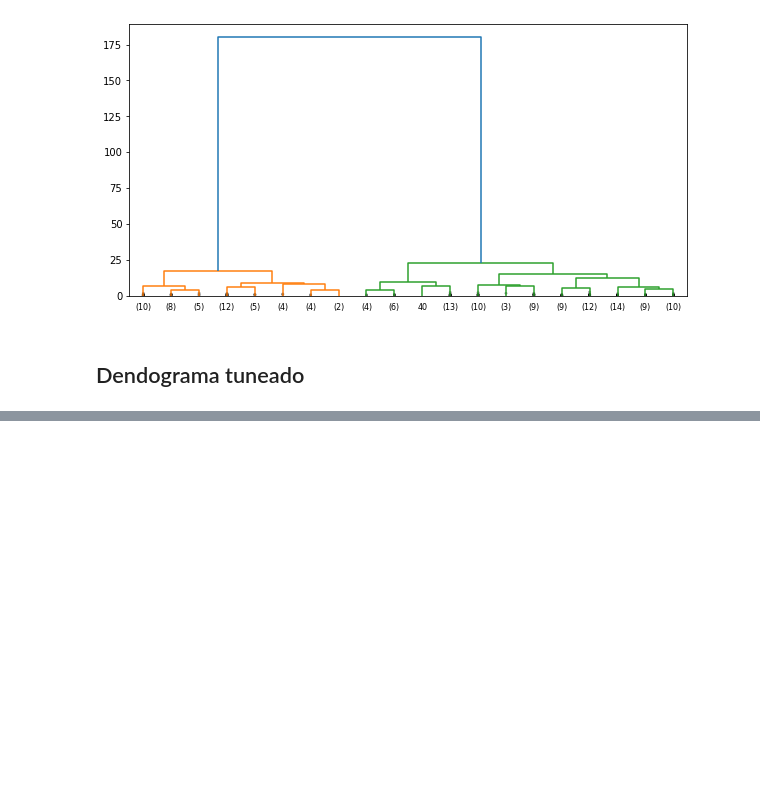
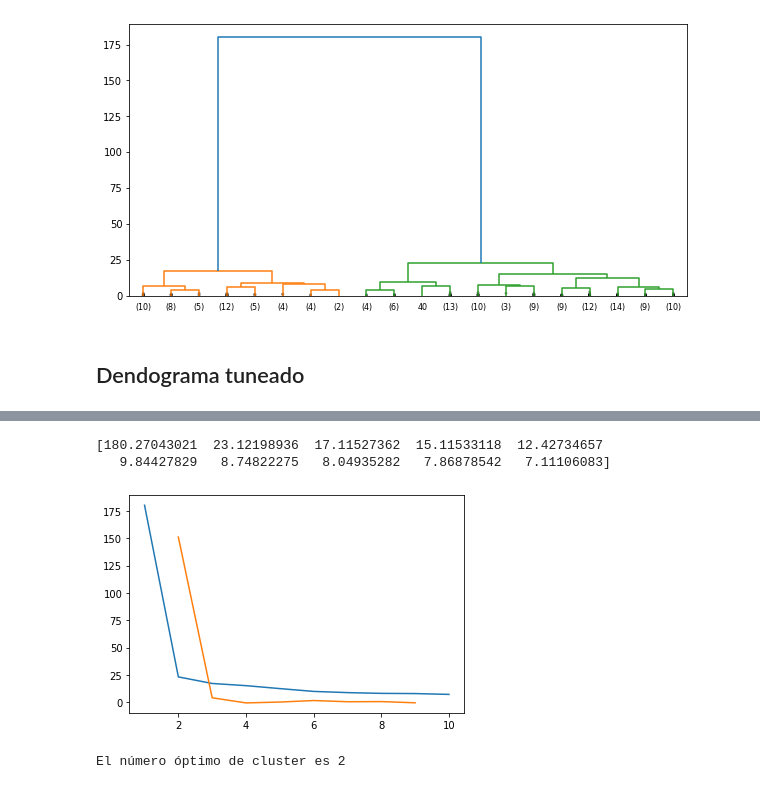
Before and after one commit to GersonVis/Tecnicas-de-IA, a Jupyter notebook: curso udemy/clustering/clustering endogramico.ipynb, the cells around one changed output, grey strips where cells are left out. Drawn from its saved outputs; the diff is of its cells as text; code cells hidden in the pictures; blank space fills up the shorter version.

```diff
--- a/curso udemy/clustering/clustering endogramico.ipynb
+++ b/curso udemy/clustering/clustering endogramico.ipynb
@@ -150,0 +205,18 @@ plt.show()
+# %%
+last = Z[-10:,2]
+last_rev = last[::-1]
+print(last_rev)
+idx = np.arange(1, len(last)+1)
+plt.plot(idx, last_rev)
+
+acc = np.diff(last, 2)
+acc_rev = acc[::-1]
+plt.plot(idx[:-2]+1, acc_rev)
+plt.show()
+k = acc_rev.argmax() +2
+print("El número óptimo de cluster es %s"%str(k))
+# %% [output]
+[180.27043021  23.12198936  17.11527362  15.11533118  12.42734657
+   9.84427829   8.74822275   8.04935282   7.86878542   7.11106083]
+[figure, added]
+El número óptimo de cluster es 2
```
Also changed, not shown: parts of 36 cells of this notebook, 1 other file.
